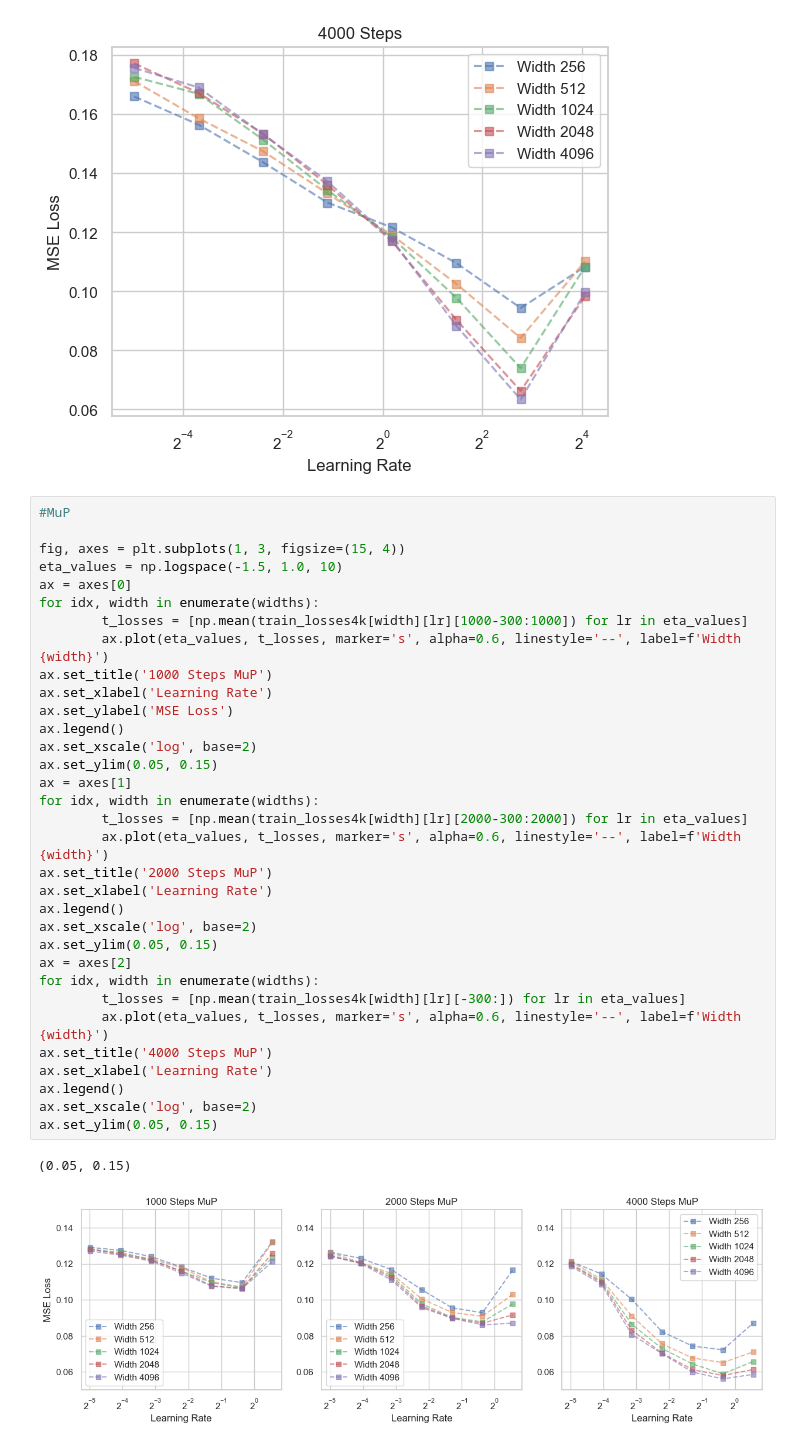
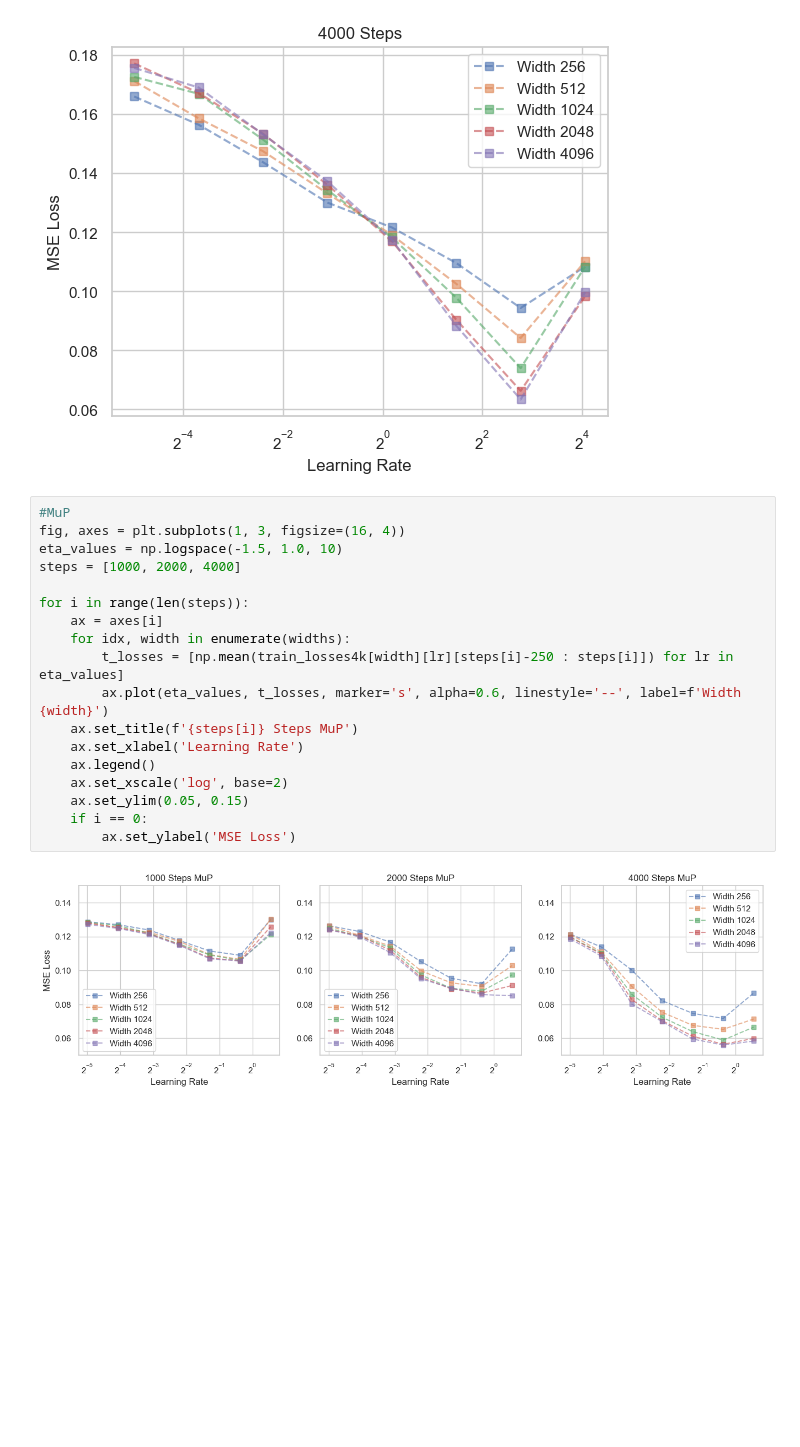
Before and after one commit to Petyrrrrr/MuP_games, a Jupyter notebook: two_hidden_layer.ipynb, the cells around one changed output. Drawn from its saved outputs; the diff is of its cells as text; blank space fills up the shorter version.

```diff
--- a/two_hidden_layer.ipynb
+++ b/two_hidden_layer.ipynb
@@ -82,42 +82,26 @@ train_losses4k_ntk = train_ntk(d_in, widths, B, T, lrs, sample_batch_teacher, de
 display_results(widths, lrs, train_losses4k_ntk, title='4000 Steps')
 # %% [output]
 [figure]
-# %%
-#MuP
-
-fig, axes = plt.subplots(1, 3, figsize=(15, 4))
-eta_values = np.logspace(-1.5, 1.0, 10)
-ax = axes[0]
-for idx, width in enumerate(widths):
-        t_losses = [np.mean(train_losses4k[width][lr][1000-300:1000]) for lr in eta_values]
-        ax.plot(eta_values, t_losses, marker='s', alpha=0.6, linestyle='--', label=f'Width {width}')
-ax.set_title('1000 Steps MuP')
-ax.set_xlabel('Learning Rate')
-ax.set_ylabel('MSE Loss')
-ax.legend()
-ax.set_xscale('log', base=2)
-ax.set_ylim(0.05, 0.15)
-ax = axes[1]
-for idx, width in enumerate(widths):
-        t_losses = [np.mean(train_losses4k[width][lr][2000-300:2000]) for lr in eta_values]
-        ax.plot(eta_values, t_losses, marker='s', alpha=0.6, linestyle='--', label=f'Width {width}')
-ax.set_title('2000 Steps MuP')
-ax.set_xlabel('Learning Rate')
-ax.legend()
-ax.set_xscale('log', base=2)
-ax.set_ylim(0.05, 0.15)
-ax = axes[2]
-for idx, width in enumerate(widths):
-        t_losses = [np.mean(train_losses4k[width][lr][-300:]) for lr in eta_values]
-        ax.plot(eta_values, t_losses, marker='s', alpha=0.6, linestyle='--', label=f'Width {width}')
-ax.set_title('4000 Steps MuP')
-ax.set_xlabel('Learning Rate')
-ax.legend()
-ax.set_xscale('log', base=2)
-ax.set_ylim(0.05, 0.15)
-# %% [output]
-(0.05, 0.15)
-[figure, removed]
+# %%
+#MuP
+fig, axes = plt.subplots(1, 3, figsize=(16, 4))
+eta_values = np.logspace(-1.5, 1.0, 10)
+steps = [1000, 2000, 4000]
+
+for i in range(len(steps)):
+    ax = axes[i]
+    for idx, width in enumerate(widths):
+        t_losses = [np.mean(train_losses4k[width][lr][steps[i]-250 : steps[i]]) for lr in eta_values]
+        ax.plot(eta_values, t_losses, marker='s', alpha=0.6, linestyle='--', label=f'Width {width}')
+    ax.set_title(f'{steps[i]} Steps MuP')
+    ax.set_xlabel('Learning Rate')
+    ax.legend()
+    ax.set_xscale('log', base=2)
+    ax.set_ylim(0.05, 0.15)
+    if i == 0:
+        ax.set_ylabel('MSE Loss')
+# %% [output]
+[figure, added]
 # %%
 #NTK
 
```
Also changed, not shown: parts of 2 cells of this notebook, 4 other files.
